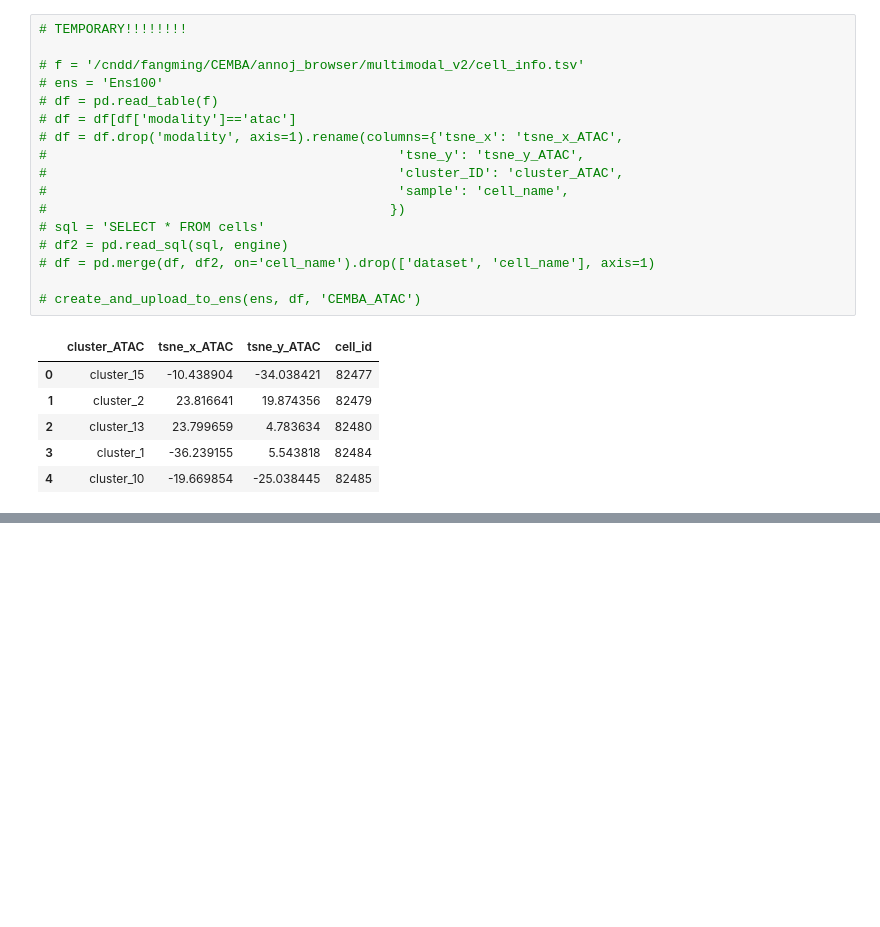
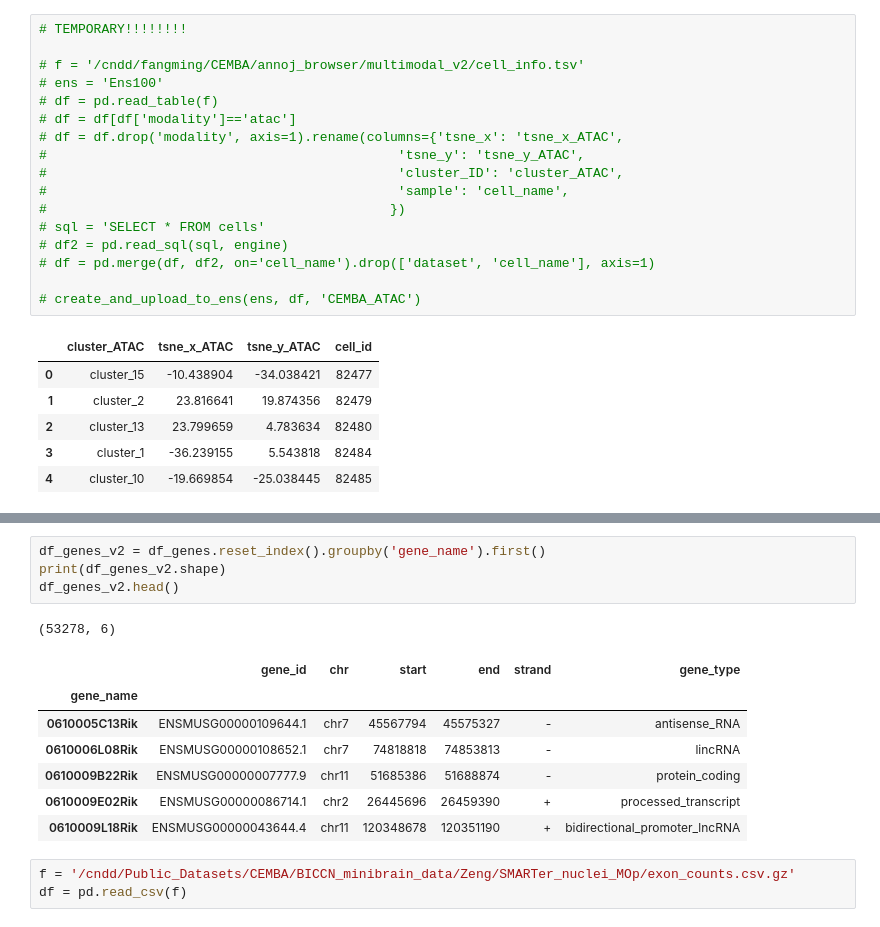
Before and after one commit to mukamel-lab-team/snmcseq, a Jupyter notebook: update_mysql_ATAC.ipynb, the cells around one changed output, grey strips where cells are left out. Saved outputs shown, nothing was run; the diff lists cells and outputs as text; blank space fills up the shorter version.

```diff
--- a/update_mysql_ATAC.ipynb
+++ b/update_mysql_ATAC.ipynb
@@ -761,0 +804,16 @@ for idx, (ens, ens_name, ens_datasets, snmc_ens_id) in ensemble_info.iterrows():
+# %%
+df_genes_v2 = df_genes.reset_index().groupby('gene_name').first()
+print(df_genes_v2.shape)
+df_genes_v2.head()
+# %% [output]
+(53278, 6)
+|  | gene_id | chr | start | end | strand | gene_type |
+| gene_name |  |  |  |  |  |  |
+| 0610005C13Rik | ENSMUSG00000109644.1 | chr7 | 45567794 | 45575327 | - | antisense_RNA |
+| 0610006L08Rik | ENSMUSG00000108652.1 | chr7 | 74818818 | 74853813 | - | lincRNA |
+| 0610009B22Rik | ENSMUSG00000007777.9 | chr11 | 51685386 | 51688874 | - | protein_coding |
+| 0610009E02Rik | ENSMUSG00000086714.1 | chr2 | 26445696 | 26459390 | + | processed_transcript |
+| 0610009L18Rik | ENSMUSG00000043644.4 | chr11 | 120348678 | 120351190 | + | bidirectional_promoter_lncRNA |
+# %%
+f = '/cndd/Public_Datasets/CEMBA/BICCN_minibrain_data/Zeng/SMARTer_nuclei_MOp/exon_counts.csv.gz'
+df = pd.read_csv(f)
```
Also changed, not shown: parts of 18 cells of this notebook, 8 other files.
